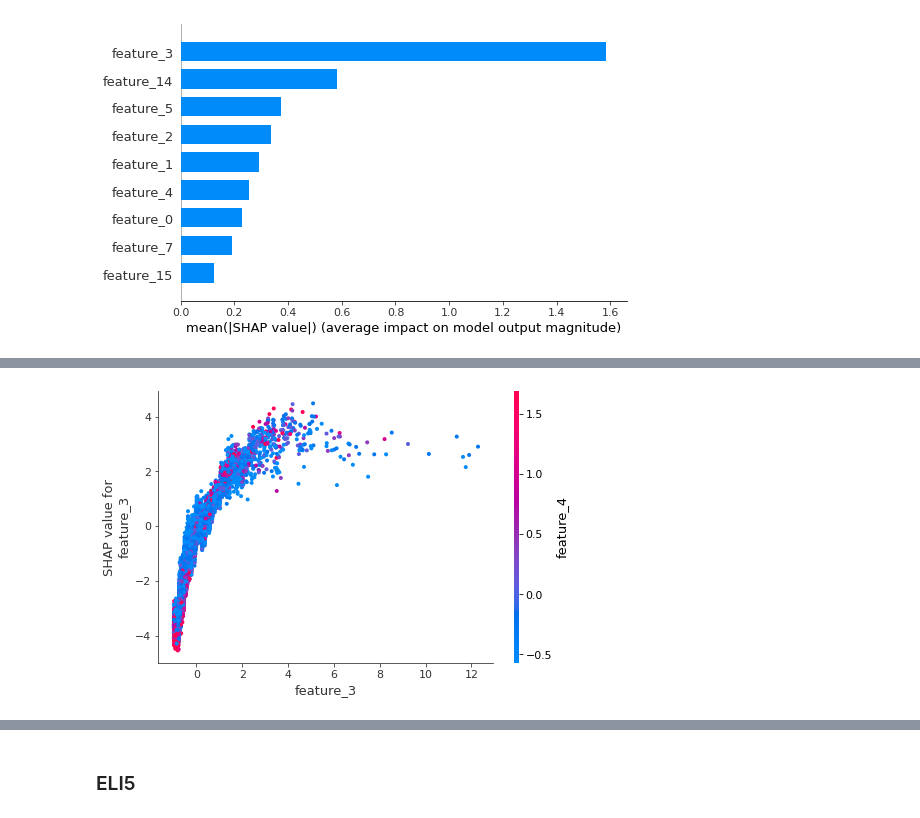
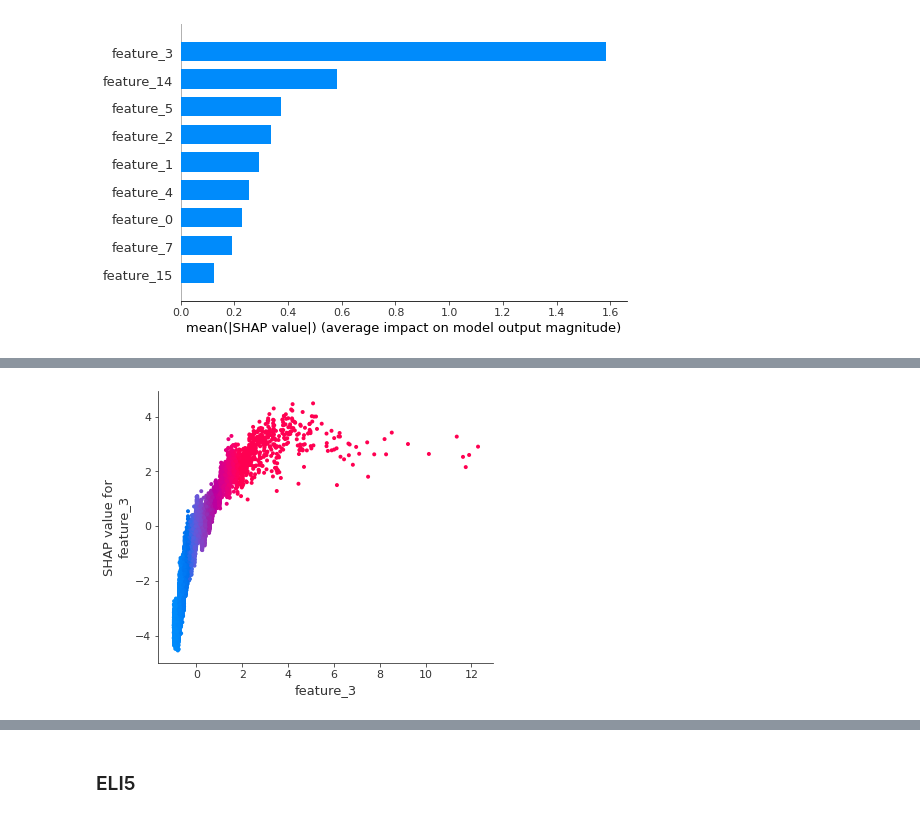
Before and after one commit to blewy/Insurance_Churn, a Jupyter notebook: notebooks/00. Initial_research.ipynb, the cells around one changed output, grey strips where cells are left out. Cells and saved outputs as stored; diff of their text form; code cells hidden in the pictures.

```diff
--- a/notebooks/00. Initial_research.ipynb
+++ b/notebooks/00. Initial_research.ipynb
@@ -859,4 +855,5 @@ best
 # %%
 train_schema= load_json(models_folder/'train_schema.json')
-train_schema.keys()
+selected_feat=list(train_schema.keys())
+selected_feat
 # %% [output]
@@ -863,0 +869,10 @@ dict_keys(['feature_0', 'feature_1', 'feature_2', 'feature_3', 'feature_4', 'fea
+# %%
+X_train=pd.read_csv(data_folder /'processed/xtrain.csv')
+X_test=pd.read_csv(data_folder /'processed/xtest.csv')
+X_train_model=X_train[selected_feat]
+X_test_model=X_test[selected_feat]
+
+y_train=pd.read_csv(data_folder /'processed/ytrain.csv')
+y_test=pd.read_csv(data_folder /'processed/ytest.csv')
+
+X_train_model.head()
@@ -1094,4 +1166,7 @@ shap.summary_plot(shap_values, X_test_model)
 # %%
-shap.dependence_plot("feature_3", shap_values, X_test_model)
+shap.dependence_plot(ind='feature_3', interaction_index='feature_3',
+                     shap_values=shap_values,
+                     features=X_test_model,
+                     display_features=X_test_model)
 # %% [output]
-[figure, old version]
+[figure, new version]
```
Also changed, not shown: parts of 32 cells of this notebook.
